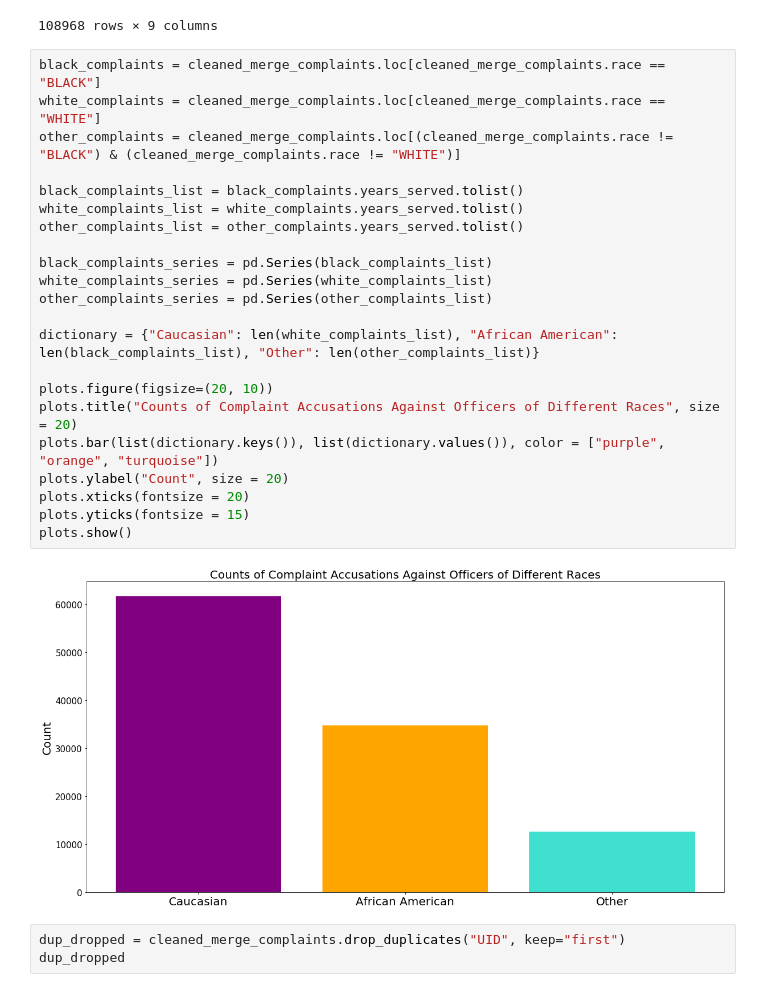
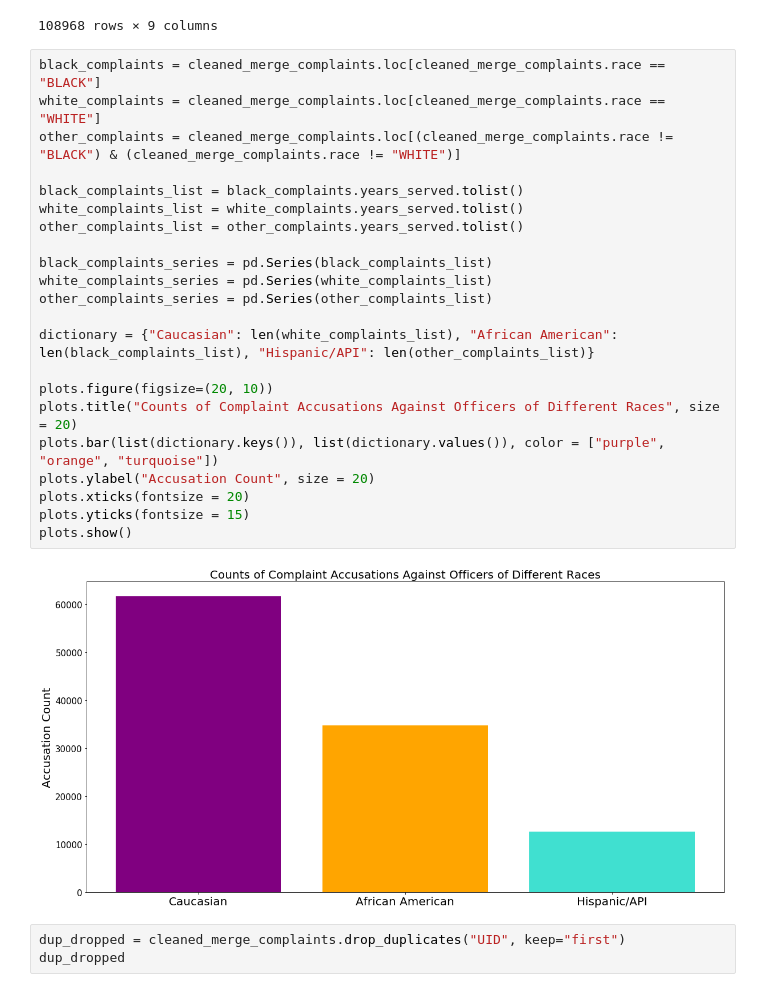
Before and after one commit to kooshaj/Fair-Policing-Analysis-Chicago-PD, a Jupyter notebook: code/koosha_years_served_complaints.ipynb, the cells around one changed output. Saved outputs shown, nothing was run; the diff lists cells and outputs as text.

```diff
--- a/code/koosha_years_served_complaints.ipynb
+++ b/code/koosha_years_served_complaints.ipynb
@@ -342,27 +342,27 @@ cleaned_merge_complaints
 # %%
 black_complaints = cleaned_merge_complaints.loc[cleaned_merge_complaints.race == "BLACK"]
 white_complaints = cleaned_merge_complaints.loc[cleaned_merge_complaints.race == "WHITE"]
 other_complaints = cleaned_merge_complaints.loc[(cleaned_merge_complaints.race != "BLACK") & (cleaned_merge_complaints.race != "WHITE")]
 
 black_complaints_list = black_complaints.years_served.tolist()
 white_complaints_list = white_complaints.years_served.tolist()
 other_complaints_list = other_complaints.years_served.tolist()
 
 black_complaints_series = pd.Series(black_complaints_list)
 white_complaints_series = pd.Series(white_complaints_list)
 other_complaints_series = pd.Series(other_complaints_list)
 
-dictionary = {"Caucasian": len(white_complaints_list), "African American": len(black_complaints_list), "Other": len(other_complaints_list)}
+dictionary = {"Caucasian": len(white_complaints_list), "African American": len(black_complaints_list), "Hispanic/API": len(other_complaints_list)}
 
 plots.figure(figsize=(20, 10))
 plots.title("Counts of Complaint Accusations Against Officers of Different Races", size = 20)
 plots.bar(list(dictionary.keys()), list(dictionary.values()), color = ["purple", "orange", "turquoise"])
-plots.ylabel("Count", size = 20)
+plots.ylabel("Accusation Count", size = 20)
 plots.xticks(fontsize = 20)
 plots.yticks(fontsize = 15)
 plots.show()
 # %% [output]
-[figure, old version]
+[figure, new version]
 # %%
 dup_dropped = cleaned_merge_complaints.drop_duplicates("UID", keep="first")
 dup_dropped
```
Also changed, not shown: parts of 4 cells of this notebook, 1 other file.
